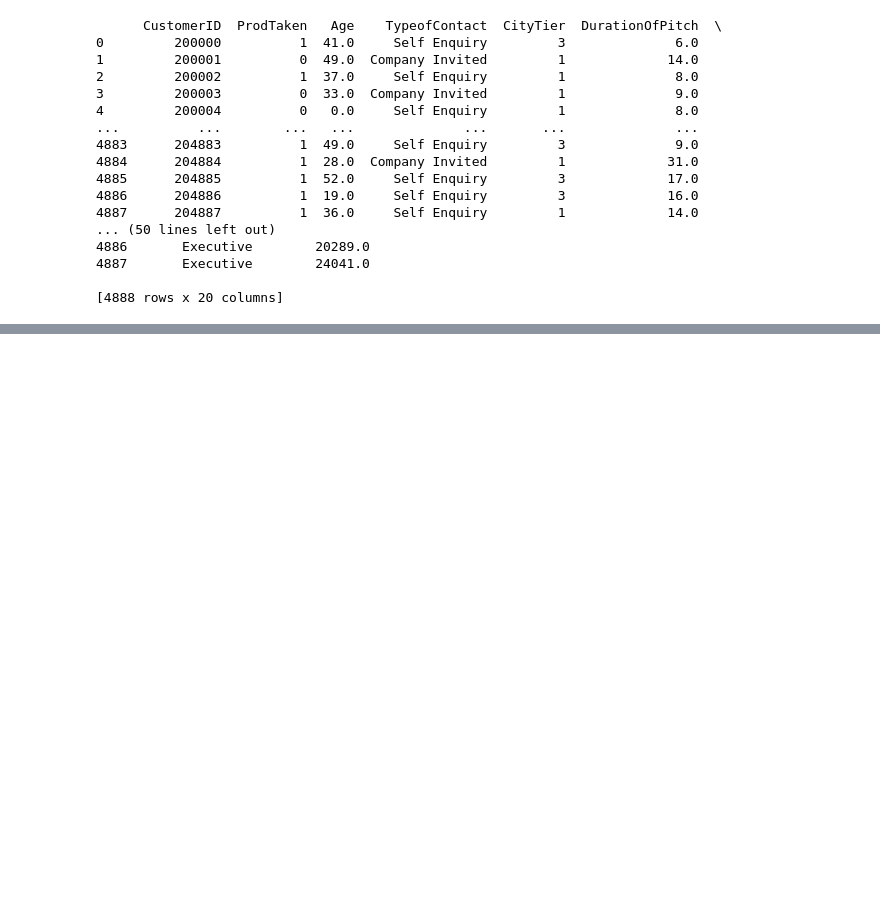
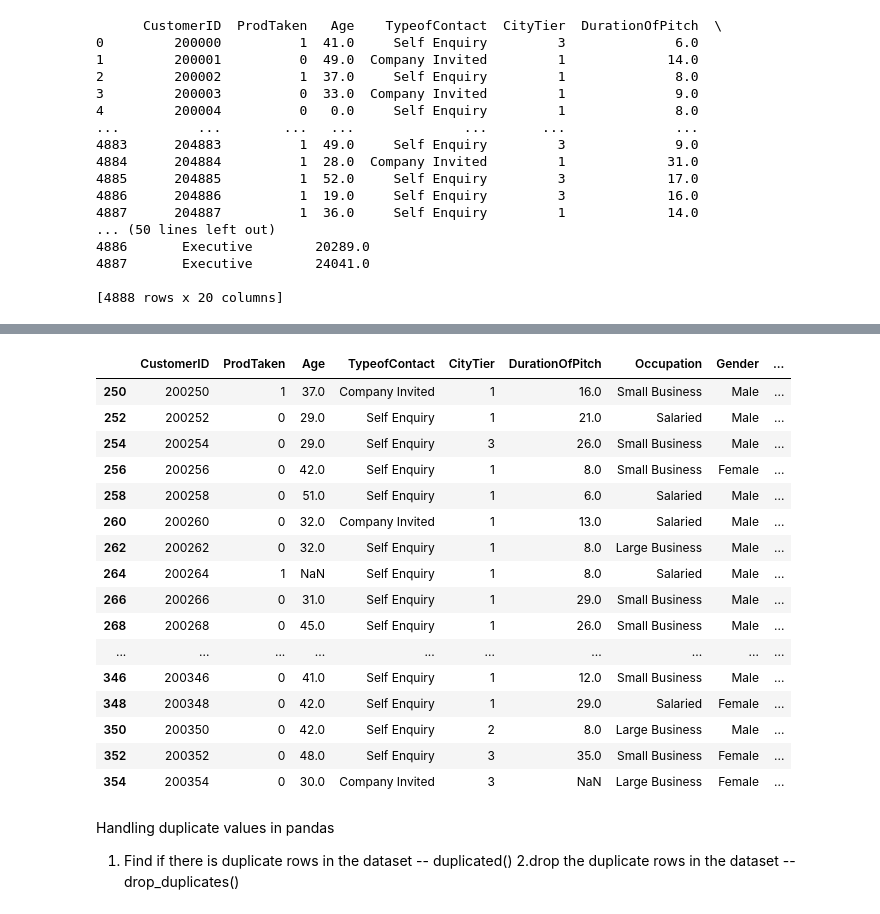
Before and after one commit to Nivetha1705/Practice-Data-Analytics, a Jupyter notebook: Python/Pandas(Travel dataset).ipynb, the cells around one changed output, grey strips where cells are left out. Saved outputs shown, nothing was run; the diff lists cells and outputs as text; code cells hidden in the pictures; blank space fills up the shorter version.

```diff
--- a/Python/Pandas(Travel dataset).ipynb
+++ b/Python/Pandas(Travel dataset).ipynb
@@ -576,3 +576,7 @@ print(df)
 4887       Executive        24041.0
 
 [4888 rows x 20 columns]
+# %%
+cat_cols = df.select_dtypes(exclude='number').columns
+df[cat_cols] = df[cat_cols].fillna('Unknown')
+print(df)
@@ -578,0 +601,24 @@ print(df)
+# %%
+df.iloc[250:356:2]
+# %% [output]
+|  | CustomerID | ProdTaken | Age | TypeofContact | CityTier | DurationOfPitch | Occupation | Gender | ... |
+| 250 | 200250 | 1 | 37.0 | Company Invited | 1 | 16.0 | Small Business | Male | ... |
+| 252 | 200252 | 0 | 29.0 | Self Enquiry | 1 | 21.0 | Salaried | Male | ... |
+| 254 | 200254 | 0 | 29.0 | Self Enquiry | 3 | 26.0 | Small Business | Male | ... |
+| 256 | 200256 | 0 | 42.0 | Self Enquiry | 1 | 8.0 | Small Business | Female | ... |
+| 258 | 200258 | 0 | 51.0 | Self Enquiry | 1 | 6.0 | Salaried | Male | ... |
+| 260 | 200260 | 0 | 32.0 | Company Invited | 1 | 13.0 | Salaried | Male | ... |
+| 262 | 200262 | 0 | 32.0 | Self Enquiry | 1 | 8.0 | Large Business | Male | ... |
+| 264 | 200264 | 1 | NaN | Self Enquiry | 1 | 8.0 | Salaried | Male | ... |
+| 266 | 200266 | 0 | 31.0 | Self Enquiry | 1 | 29.0 | Small Business | Male | ... |
+| 268 | 200268 | 0 | 45.0 | Self Enquiry | 1 | 26.0 | Small Business | Male | ... |
+| ... | ... | ... | ... | ... | ... | ... | ... | ... | ... |
+| 346 | 200346 | 0 | 41.0 | Self Enquiry | 1 | 12.0 | Small Business | Male | ... |
+| 348 | 200348 | 0 | 42.0 | Self Enquiry | 1 | 29.0 | Salaried | Female | ... |
+| 350 | 200350 | 0 | 42.0 | Self Enquiry | 2 | 8.0 | Large Business | Male | ... |
+| 352 | 200352 | 0 | 48.0 | Self Enquiry | 3 | 35.0 | Small Business | Female | ... |
+| 354 | 200354 | 0 | 30.0 | Company Invited | 3 | NaN | Large Business | Female | ... |
+# %% [markdown]
+Handling duplicate values in pandas
+1. Find if there is duplicate rows in the dataset  -- duplicated()
+2.drop the duplicate rows in the dataset -- drop_duplicates()
```
Also changed, not shown: parts of 15 cells of this notebook.
